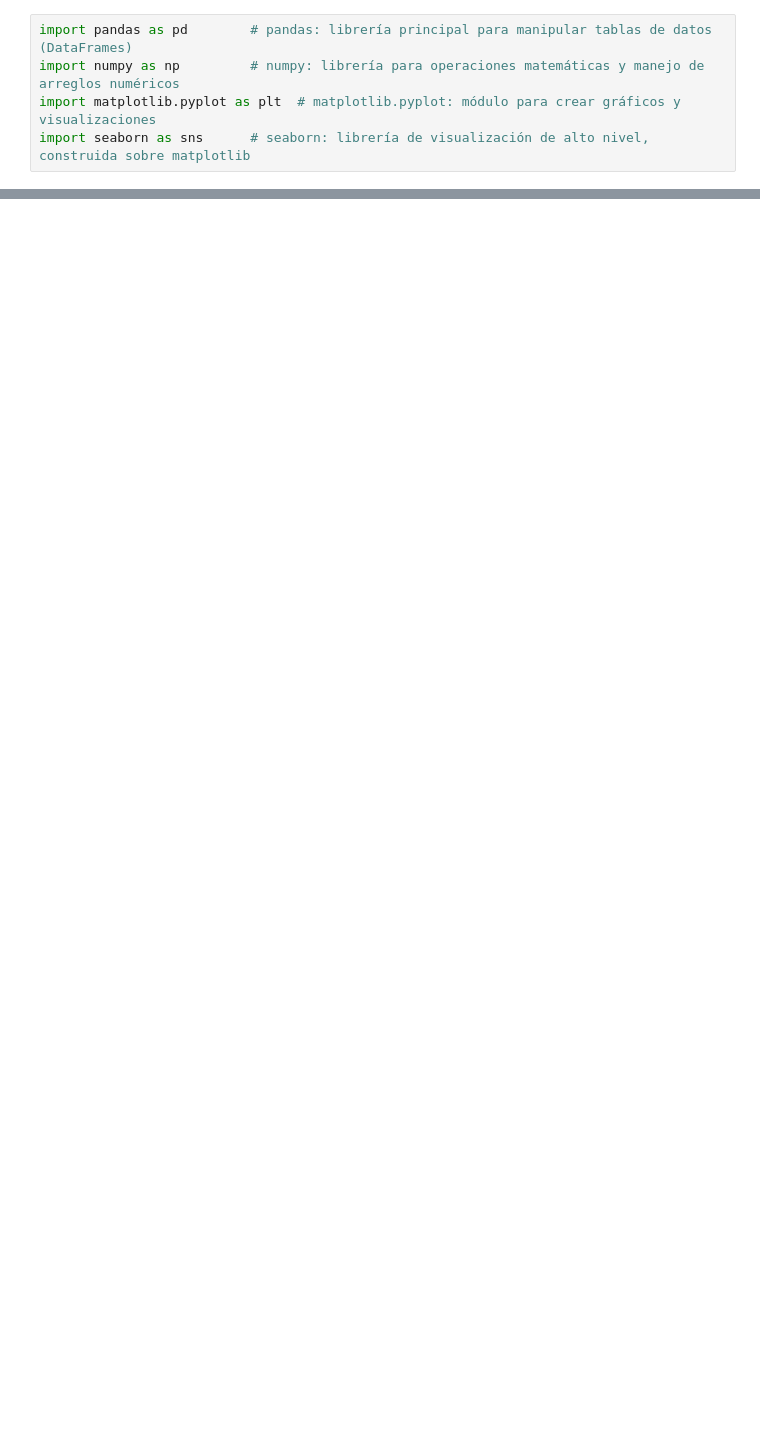
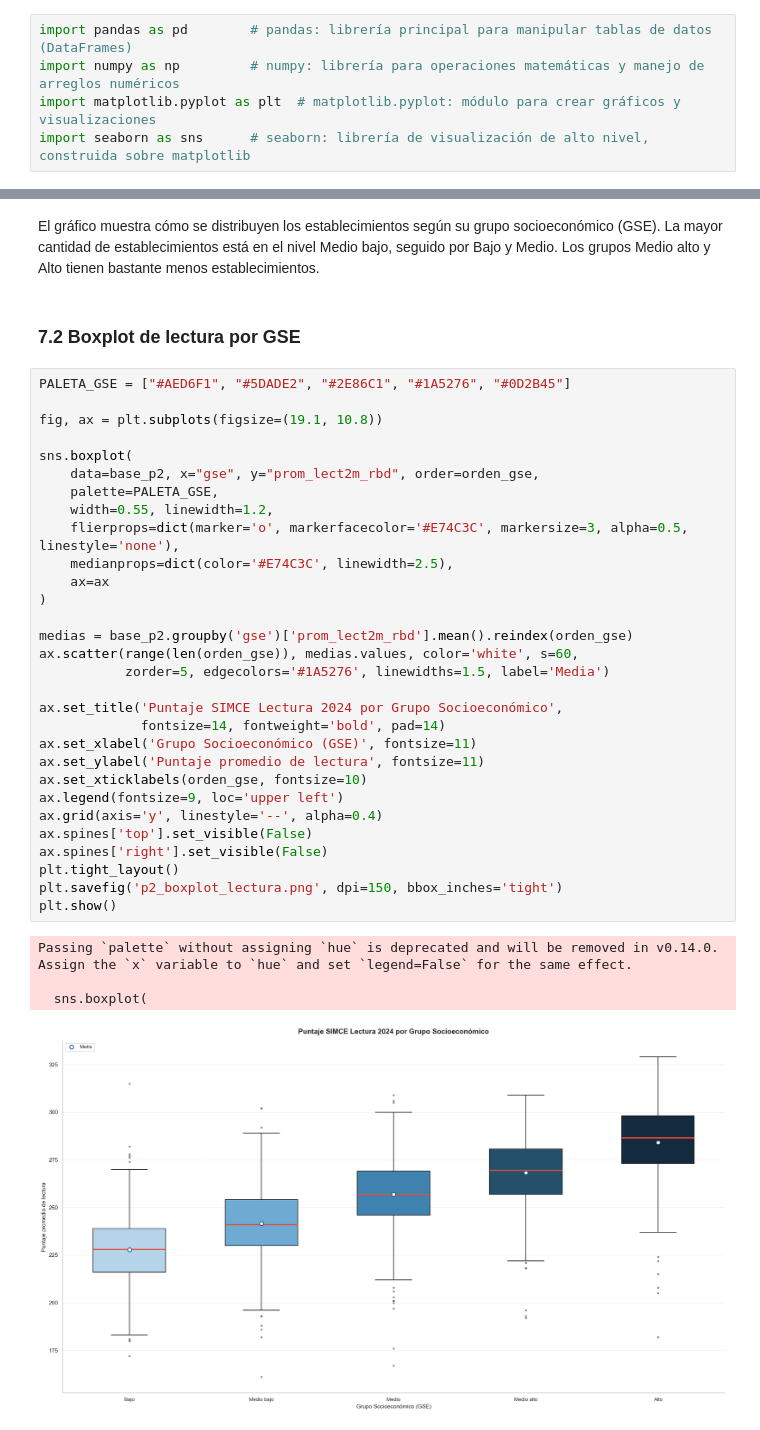
Before and after one commit to Foumluis/ProyectoSemestralInfe, a Jupyter notebook: proyecto.ipynb, the cells around one changed output, grey strips where cells are left out. Cells and saved outputs as stored; diff of their text form; blank space fills up the shorter version.

```diff
--- a/proyecto.ipynb
+++ b/proyecto.ipynb
@@ -62,0 +539,39 @@ plt.show()
+# %% [markdown]
+El gráfico muestra cómo se distribuyen los establecimientos según su grupo socioeconómico (GSE). La mayor cantidad de establecimientos está en el nivel Medio bajo, seguido por Bajo y Medio. Los grupos Medio alto y Alto tienen bastante menos establecimientos.
+# %% [markdown]
+### 7.2 Boxplot de lectura por GSE
+# %%
+PALETA_GSE = ["#AED6F1", "#5DADE2", "#2E86C1", "#1A5276", "#0D2B45"]
+
+fig, ax = plt.subplots(figsize=(19.1, 10.8))
+
+sns.boxplot(
+    data=base_p2, x="gse", y="prom_lect2m_rbd", order=orden_gse,
+    palette=PALETA_GSE,
+    width=0.55, linewidth=1.2,
+    flierprops=dict(marker='o', markerfacecolor='#E74C3C', markersize=3, alpha=0.5, linestyle='none'),
+    medianprops=dict(color='#E74C3C', linewidth=2.5),
+    ax=ax
+)
+
+medias = base_p2.groupby('gse')['prom_lect2m_rbd'].mean().reindex(orden_gse)
+ax.scatter(range(len(orden_gse)), medias.values, color='white', s=60,
+           zorder=5, edgecolors='#1A5276', linewidths=1.5, label='Media')
+
+ax.set_title('Puntaje SIMCE Lectura 2024 por Grupo Socioeconómico',
+             fontsize=14, fontweight='bold', pad=14)
+ax.set_xlabel('Grupo Socioeconómico (GSE)', fontsize=11)
+ax.set_ylabel('Puntaje promedio de lectura', fontsize=11)
+ax.set_xticklabels(orden_gse, fontsize=10)
+ax.legend(fontsize=9, loc='upper left')
+ax.grid(axis='y', linestyle='--', alpha=0.4)
+ax.spines['top'].set_visible(False)
+ax.spines['right'].set_visible(False)
+plt.tight_layout()
+plt.savefig('p2_boxplot_lectura.png', dpi=150, bbox_inches='tight')
+plt.show()
+# %% [output]
+Passing `palette` without assigning `hue` is deprecated and will be removed in v0.14.0. Assign the `x` variable to `hue` and set `legend=False` for the same effect.
+
+  sns.boxplot(
+[figure, added]
```
Also changed, not shown: parts of 135 cells of this notebook, 42 other files.
